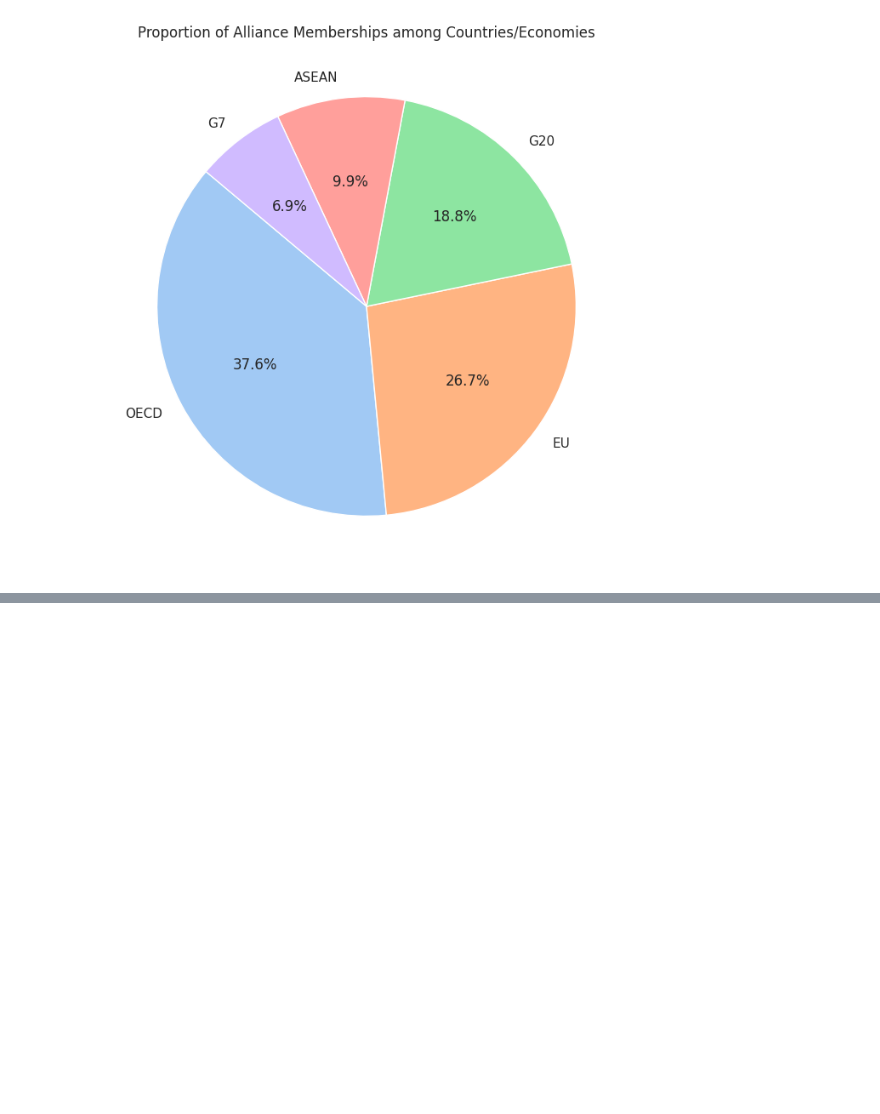
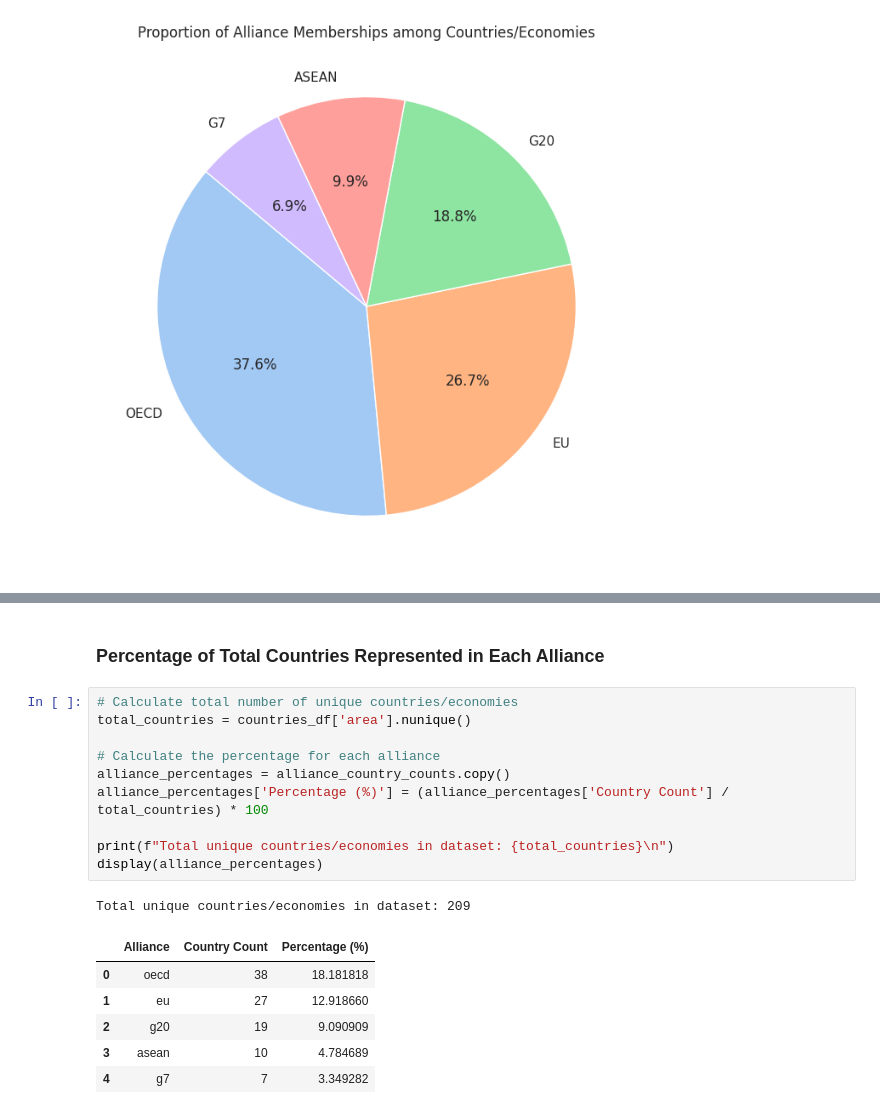
Before and after one commit to kxrrym03/Global-Electricity-Mix-Analysis, a Jupyter notebook: Global_Electricity_Mix.ipynb, the cells around one changed output, grey strips where cells are left out. Cells and saved outputs as stored; diff of their text form; blank space fills up the shorter version.

```diff
--- a/Global_Electricity_Mix.ipynb
+++ b/Global_Electricity_Mix.ipynb
@@ -237,0 +262,20 @@ plt.show()
+# %% [markdown]
+### Percentage of Total Countries Represented in Each Alliance
+# %%
+# Calculate total number of unique countries/economies
+total_countries = countries_df['area'].nunique()
+
+# Calculate the percentage for each alliance
+alliance_percentages = alliance_country_counts.copy()
+alliance_percentages['Percentage (%)'] = (alliance_percentages['Country Count'] / total_countries) * 100
+
+print(f"Total unique countries/economies in dataset: {total_countries}\n")
+display(alliance_percentages)
+# %% [output]
+Total unique countries/economies in dataset: 209
+|  | Alliance | Country Count | Percentage (%) |
+| 0 | oecd | 38 | 18.181818 |
+| 1 | eu | 27 | 12.918660 |
+| 2 | g20 | 19 | 9.090909 |
+| 3 | asean | 10 | 4.784689 |
+| 4 | g7 | 7 | 3.349282 |
```
Also changed, not shown: parts of 2 cells of this notebook.
